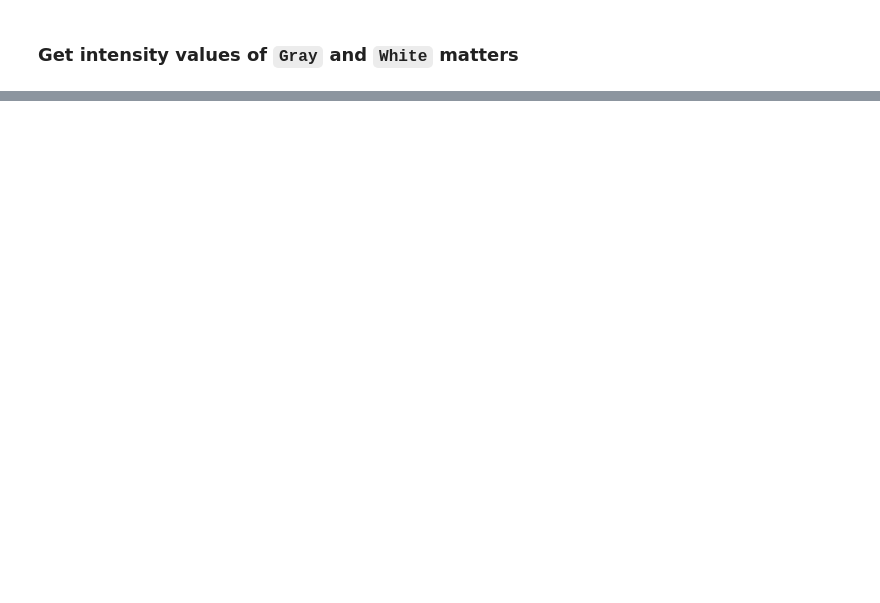
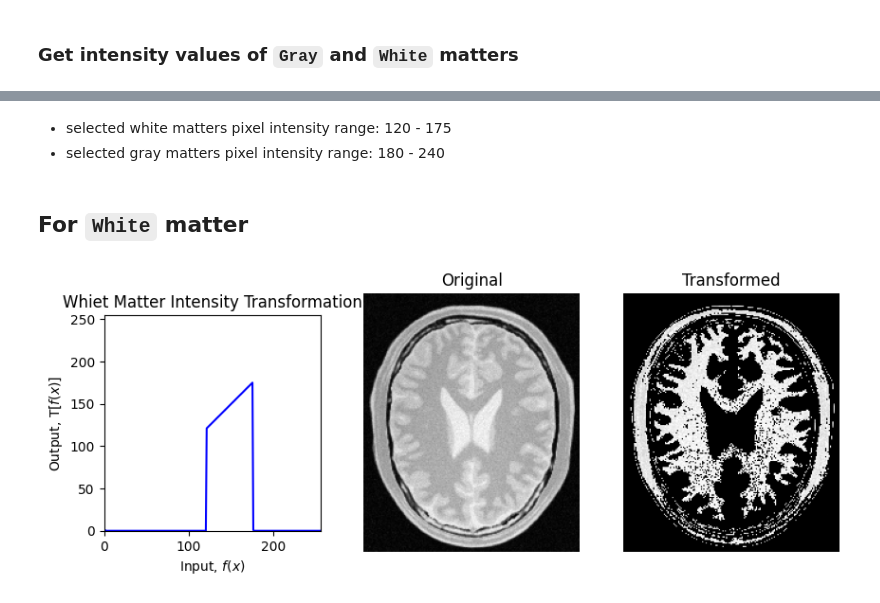
Before and after one commit to akhilaprabodha/EN3160-Image-Processing-and-Machine-Vision-Lab-Experiments, a Jupyter notebook: assignment_1/q2.ipynb, the cells around one changed output, grey strips where cells are left out. Cells and saved outputs as stored; diff of their text form; code cells hidden in the pictures; blank space fills up the shorter version.

```diff
--- a/assignment_1/q2.ipynb
+++ b/assignment_1/q2.ipynb
@@ -102,0 +53,49 @@ plt.show()
+# %% [markdown]
+- selected white matters pixel intensity range: 120 - 175
+- selected gray matters pixel intensity range: 180 - 240
+# %% [markdown]
+## For `White` matter
+# %%
+f = brain_image
+
+# Control points
+c = np.array([(0, 0), (120, 0), (120, 120), (175, 175), (175, 0), (255, 0)])
+
+# Compute the piecewise linear intensity transformation based on the control points
+t1 = np.linspace(0, c[0, 1], c[0, 0] + 1).astype('uint8')  # from 0 to c[0]
+t2 = np.linspace(c[0, 1] + 1, c[1, 1], c[1, 0] - c[0, 0]).astype('uint8')  # from c[0] to c[1]
+t3 = np.linspace(c[1, 1] + 1, c[2, 1], c[2, 0] - c[1, 0]).astype('uint8')  # from c[1] to c[2]
+t4 = np.linspace(c[2, 1] + 1, c[3, 1], c[3, 0] - c[2, 0]).astype('uint8')  # from c[2] to c[3]
+t5 = np.linspace(c[3, 1] + 1, c[4, 1], c[4, 0] - c[3, 0]).astype('uint8')  # from c[3] to c[4]
+t6 = np.linspace(c[4, 1] + 1, c[5, 1], 255 - c[4, 0]).astype('uint8')  # from c[4] to c[5]
+
+# Concatenate the piecewise linear transformation parts
+t = np.concatenate((t1, t2), axis=0).astype('uint8')
+t = np.concatenate((t, t3), axis=0).astype('uint8')
+t = np.concatenate((t, t4), axis=0).astype('uint8')
+t = np.concatenate((t, t5), axis=0).astype('uint8')
+t = np.concatenate((t, t6), axis=0).astype('uint8')
+
+# Apply the piecewise linear transformation
+g = cv.LUT(f, t)
+
+f_white_matter = g
+
+# Display the results
+fig, ax = plt.subplots(1, 3, figsize=(10, 5))
+ax[0].plot(t, 'b', label='Transformation')
+ax[0].set_xlabel(r'Input, $f(x)$')
+ax[0].set_ylabel(r'Output, $\mathrm{T}[f(x)]$')
+ax[0].set_title('Whiet Matter Intensity Transformation')
+ax[0].set_xlim([0, 255])
+ax[0].set_ylim([0, 255])
+ax[0].set_aspect('equal')
+ax[1].imshow(f, cmap='gray')
+ax[1].set_title('Original')
+ax[1].axis('off')
+ax[2].imshow(g, cmap='gray')
+ax[2].set_title('Transformed')
+ax[2].axis('off')
+plt.show()
+# %% [output]
+[figure, added]
```
Also changed, not shown: parts of 10 cells of this notebook, 5 other files.
